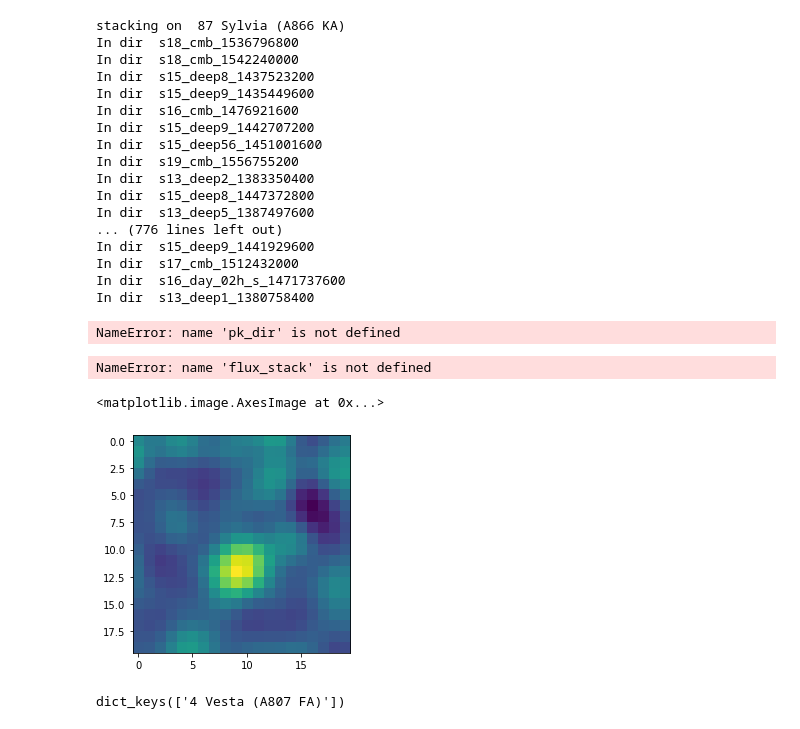
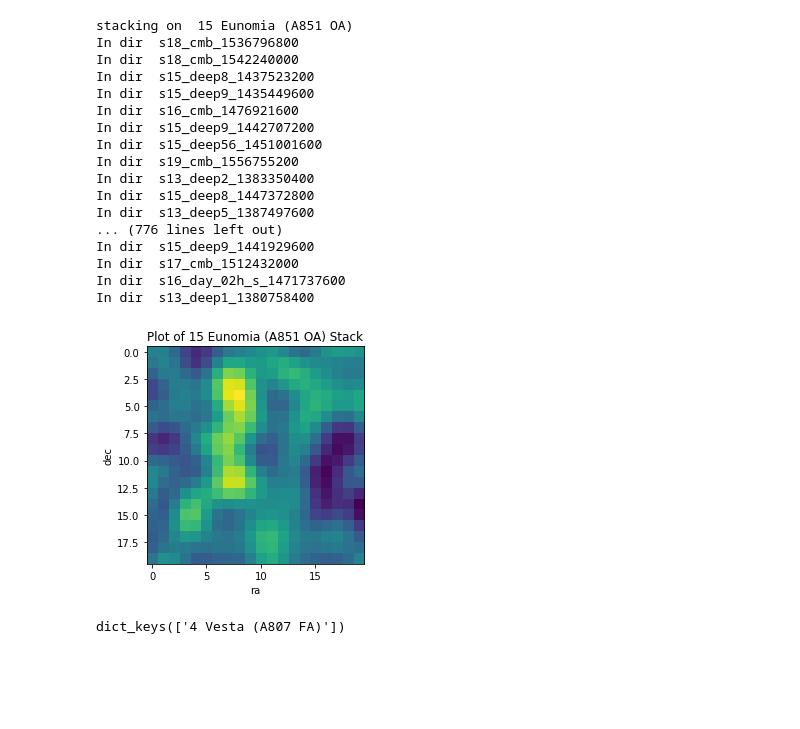
Before and after one commit to ricco-hub/minorplanets, a Jupyter notebook: single_stacker.ipynb, the cells around one changed output. Saved outputs shown, nothing was run; the diff lists cells and outputs as text; code cells hidden in the pictures; blank space fills up the shorter version.

Commit message:
fixing save_stack bug

```diff
--- a/single_stacker.ipynb
+++ b/single_stacker.ipynb
@@ -321,51 +321,42 @@ class minorplanet():
 
     def save_stack(self, directory):
         aster_dict = {'flux_stack':self.flux_stack, 'fstack':self.fstack, 'kstack':self.kstack, 'flux_scale':self.flux_scale}
-        with open(pk_dir+'{}_stamp.pk'.format(str(self.eph_table['targetname'][0]).replace(' ', '_').replace('(','').replace(')','')), 'wb') as f:
+        with open(directory+'{}_stamp.pk'.format(str(self.eph_table['targetname'][0]).replace(' ', '_').replace('(','').replace(')','')), 'wb') as f:
             pk.dump(aster_dict, f)
 
-    def plot_stack(self, directory = None):
+    def plot_stack(self, directory = None, scale = None):
         plt.imshow(self.flux_stack)
         plt.xlabel('ra')
         plt.ylabel('dec')
+
         plt.title('Plot of {} Stack'.format(self.eph_table['targetname'][0]))
         if directory is not None:
             plt.savefig(directory + '{}_stamp.pdf'.format(str(self.eph_table['targetname'][0]).replace(' ', '_').replace('(','').replace(')','')))
         plt.show()
 # %%
-asteroid = minorplanet('Sylvia')
+asteroid = minorplanet('Eunomia')
 asteroid.make_stack()
 asteroid.save_stack('/scratch/r/rbond/jorlo/actxminorplanets/asteroids/pks/')
 asteroid.plot_stack(directory = '/scratch/r/rbond/jorlo/actxminorplanets/asteroids/plots/')
 # %% [output]
-stacking on  87 Sylvia (A866 KA)
+stacking on  15 Eunomia (A851 OA)
 In dir  s18_cmb_1536796800
 In dir  s18_cmb_1542240000
 In dir  s15_deep8_1437523200
 In dir  s15_deep9_1435449600
 In dir  s16_cmb_1476921600
 In dir  s15_deep9_1442707200
 In dir  s15_deep56_1451001600
 In dir  s19_cmb_1556755200
 In dir  s13_deep2_1383350400
 In dir  s15_deep8_1447372800
 In dir  s13_deep5_1387497600
 ... (776 lines left out)
 In dir  s15_deep9_1441929600
 In dir  s17_cmb_1512432000
 In dir  s16_day_02h_s_1471737600
 In dir  s13_deep1_1380758400
-NameError: name 'pk_dir' is not defined
+[figure, added]
-# %%
-asteroid.save_stack('/scratch/r/rbond/jorlo/actxminorplanets/asteroids/pks/')
-asteroid.plot_stack(directory = '/scratch/r/rbond/jorlo/actxminorplanets/asteroids/plots/')
-# %% [output]
-NameError: name 'flux_stack' is not defined
-# %%
-plt.imshow(asteroid.flux_stack)
-# %% [output]
-<matplotlib.image.AxesImage at 0x...>
-[figure, removed]
 # %%
 obs = 'W99' #San Pedro
 
```
